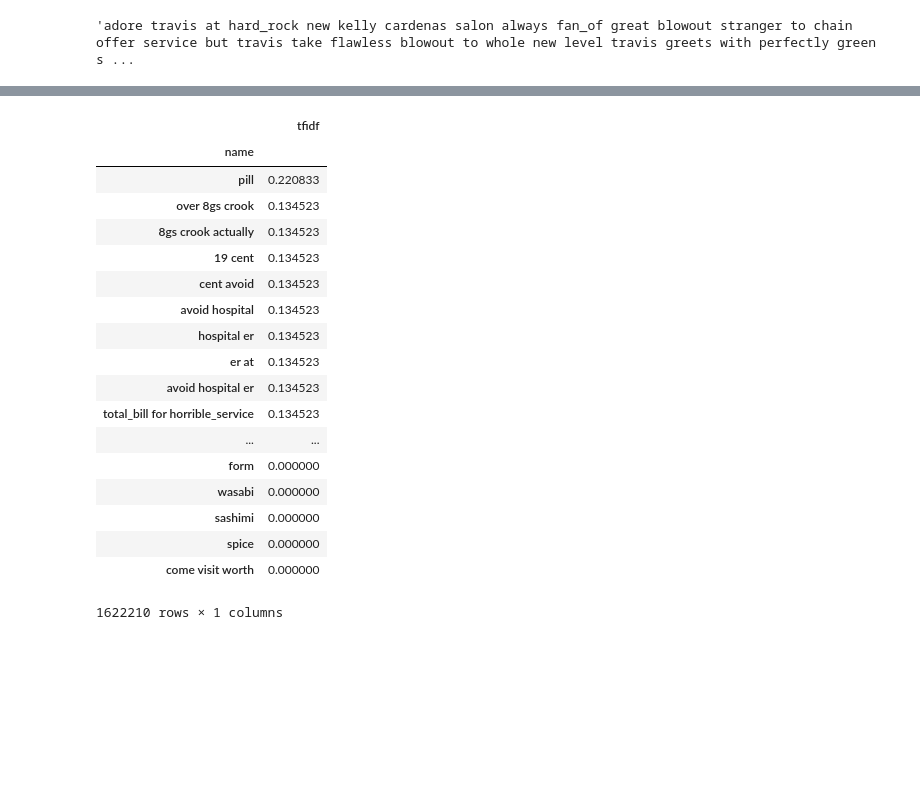
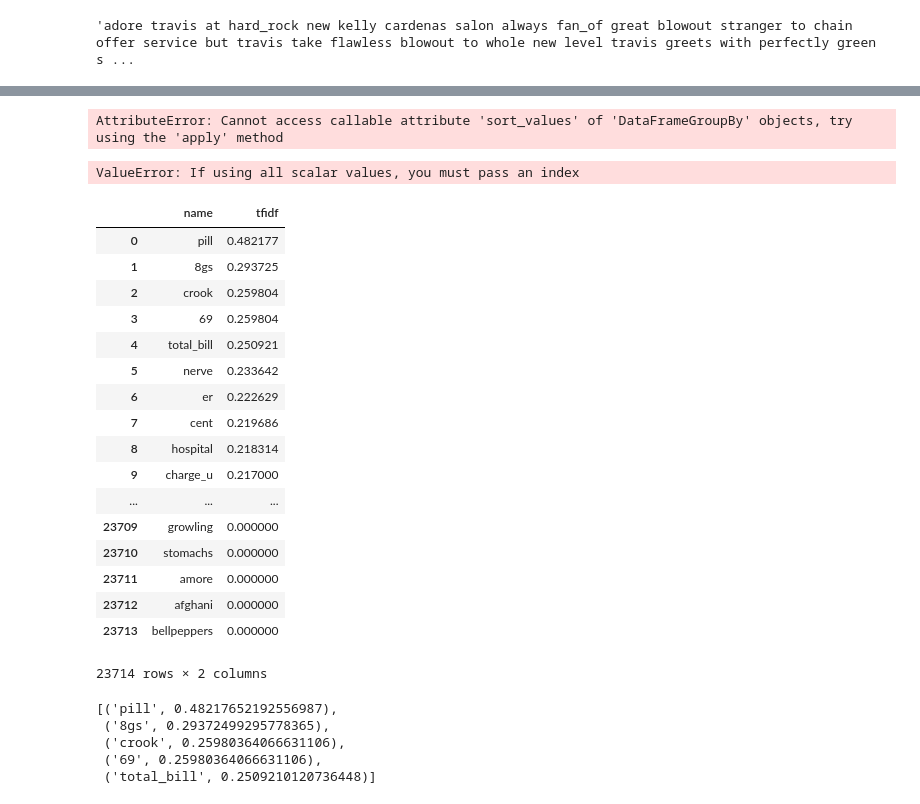
Before and after one commit to zzhou339/stat628_module2, a Jupyter notebook: TFIDF.ipynb, the cells around one changed output, grey strips where cells are left out. Cells and saved outputs as stored; diff of their text form; code cells hidden in the pictures; blank space fills up the shorter version.

Commit message:
TFIDF top 5 words for each line

```diff
--- a/TFIDF.ipynb
+++ b/TFIDF.ipynb
@@ -565,29 +567,37 @@ ttff = pd.DataFrame(
 ss = list(ttff['name'].unique())
 # %%
 ttff1 = ttff.loc[ttff['name'].isin(ss)]
-# %%
-ttff1.set_index('name', inplace=True)
 # %%
-ttff2 = ttff1.sort_values(by='tfidf',ascending=False)
+ttff2 = ttff1.groupby(name).sort_values(by='tfidf',ascending=False)
+# %% [output]
+AttributeError: Cannot access callable attribute 'sort_values' of 'DataFrameGroupBy' objects, try using the 'apply' method
-# %%
-ttff2.iloc[9:]
-# %% [output]
-|  | tfidf |
-| name |  |
-| pill | 0.220833 |
-| over 8gs crook | 0.134523 |
-| 8gs crook actually | 0.134523 |
-| 19 cent | 0.134523 |
-| cent avoid | 0.134523 |
-| avoid hospital | 0.134523 |
-| hospital er | 0.134523 |
-| er at | 0.134523 |
-| avoid hospital er | 0.134523 |
-| total_bill for horrible_service | 0.134523 |
-| ... | ... |
-| form | 0.000000 |
-| wasabi | 0.000000 |
-| sashimi | 0.000000 |
-| spice | 0.000000 |
-| come visit worth | 0.000000 |
-1622210 rows × 1 columns
+# %%
+res={}
+for i in range(ttff2.shape[0]):
+    res[ttff2.iloc[i,0]]=ttff2.iloc[i,1]
+# %% [output]
+ValueError: If using all scalar values, you must pass an index
+# %%
+resList=[]
+for i,j in res.items():
+    resList.append([i,j])
+pd.DataFrame(resList,columns=["name","tfidf"])
+# %% [output]
+|  | name | tfidf |
+| 0 | pill | 0.482177 |
+| 1 | 8gs | 0.293725 |
+| 2 | crook | 0.259804 |
+| 3 | 69 | 0.259804 |
+| 4 | total_bill | 0.250921 |
+| 5 | nerve | 0.233642 |
+| 6 | er | 0.222629 |
+| 7 | cent | 0.219686 |
+| 8 | hospital | 0.218314 |
+| 9 | charge_u | 0.217000 |
+| ... | ... | ... |
+| 23709 | growling | 0.000000 |
+| 23710 | stomachs | 0.000000 |
+| 23711 | amore | 0.000000 |
+| 23712 | afghani | 0.000000 |
+| 23713 | bellpeppers | 0.000000 |
+23714 rows × 2 columns
@@ -593,0 +614,8 @@ ttff2.iloc[9:]
+# %%
+resRank[0]
+# %% [output]
+[('pill', 0.48217652192556987),
+ ('8gs', 0.29372499295778365),
+ ('crook', 0.25980364066631106),
+ ('69', 0.25980364066631106),
+ ('total_bill', 0.2509210120736448)]
```
Also changed, not shown: parts of 6 cells of this notebook.
